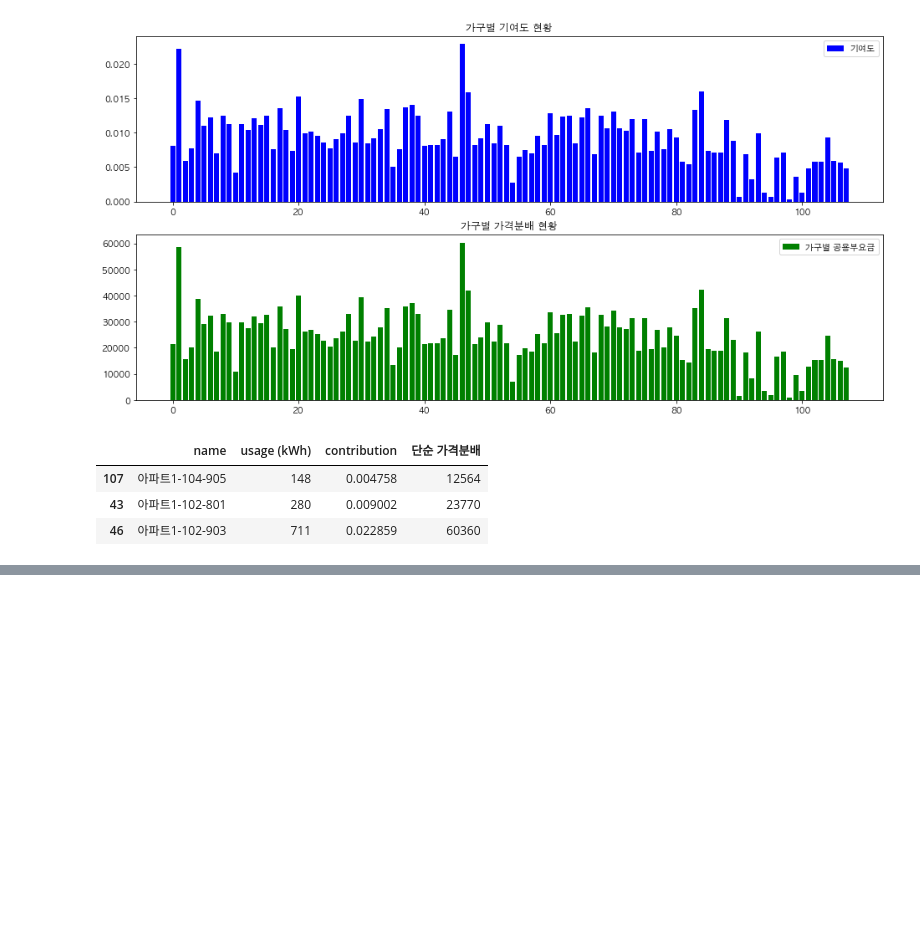
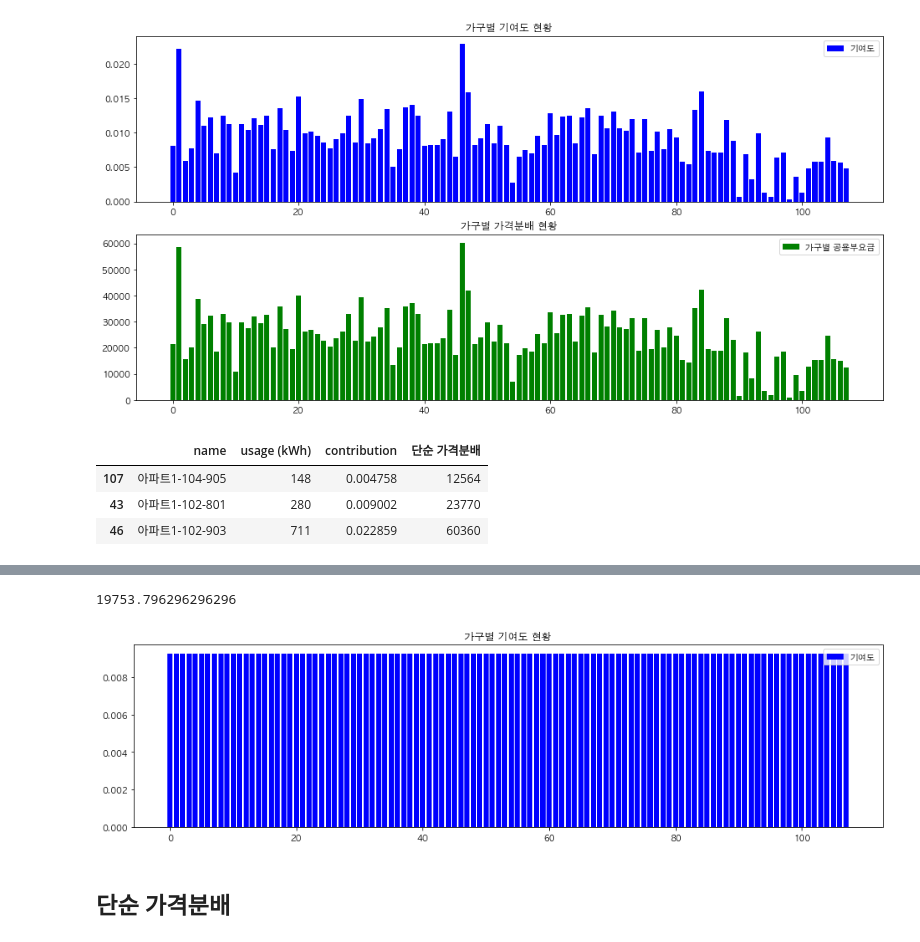
Before and after one commit to formegusto/distribution-public-fee, a Jupyter notebook: pt1. 개인별 가격분배.ipynb, the cells around one changed output, grey strips where cells are left out. Drawn from its saved outputs; the diff is of its cells as text; code cells hidden in the pictures; blank space fills up the shorter version.

```diff
--- a/pt1. 개인별 가격분배.ipynb
+++ b/pt1. 개인별 가격분배.ipynb
@@ -124,0 +286,18 @@ problem_simple_cont
+# %%
+public_kWh = APT - month_df['usage (kWh)'].sum()
+
+equity_md = month_df.copy()
+equity_md['usage (kWh)'] = 150
+
+APT_2 = equity_md['usage (kWh)'].sum() + public_kWh
+
+calc = crs.models.ManagementOffice(
+    month=_month,
+    households=equity_md,
+    APT=APT_2,
+    contract="단일계약"
+)
+public_bill = calc.public_bill
+public_bill
+
+equity_md.head(10)
@@ -124,0 +316,21 @@ problem_simple_cont
+# %%
+_public_bill = public_bill / len(month_df)
+_public_bill
+# %% [output]
+19753.796296296296
+# %%
+cont_df = equity_md.copy()
+households_kWh = cont_df['usage (kWh)'].sum()
+cont_df['contribution'] = cont_df['usage (kWh)'] / households_kWh
+
+plt.figure(figsize=(16,4))
+
+plt.bar(range(len(month_df)), cont_df['contribution'], color='b', label='기여도')
+plt.title("가구별 기여도 현황")
+plt.legend()
+
+plt.show()
+# %% [output]
+[figure, added]
+# %% [markdown]
+## 단순 가격분배
```
Also changed, not shown: parts of 31 cells of this notebook.
